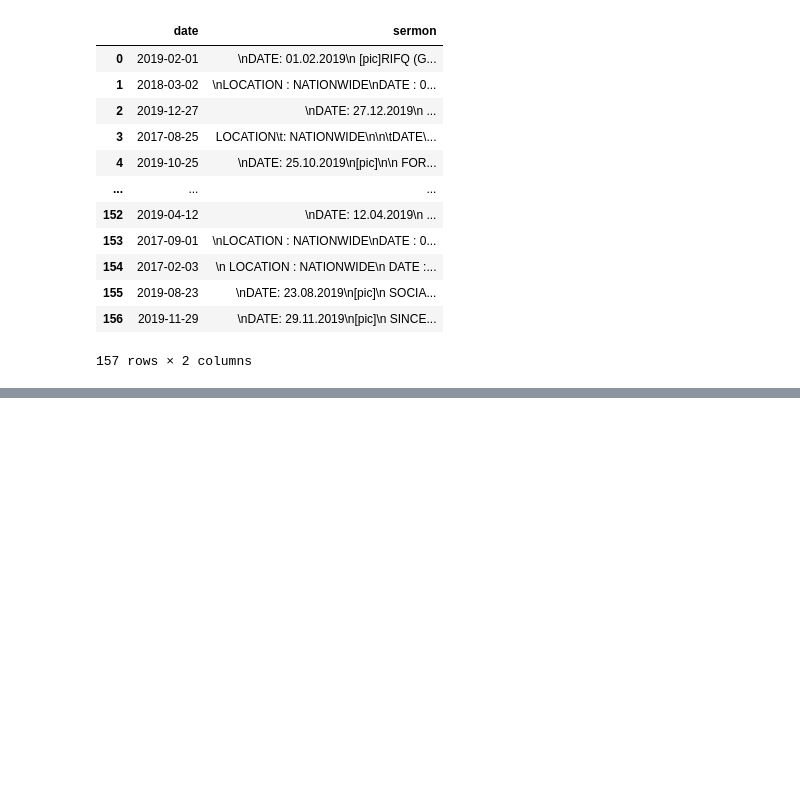
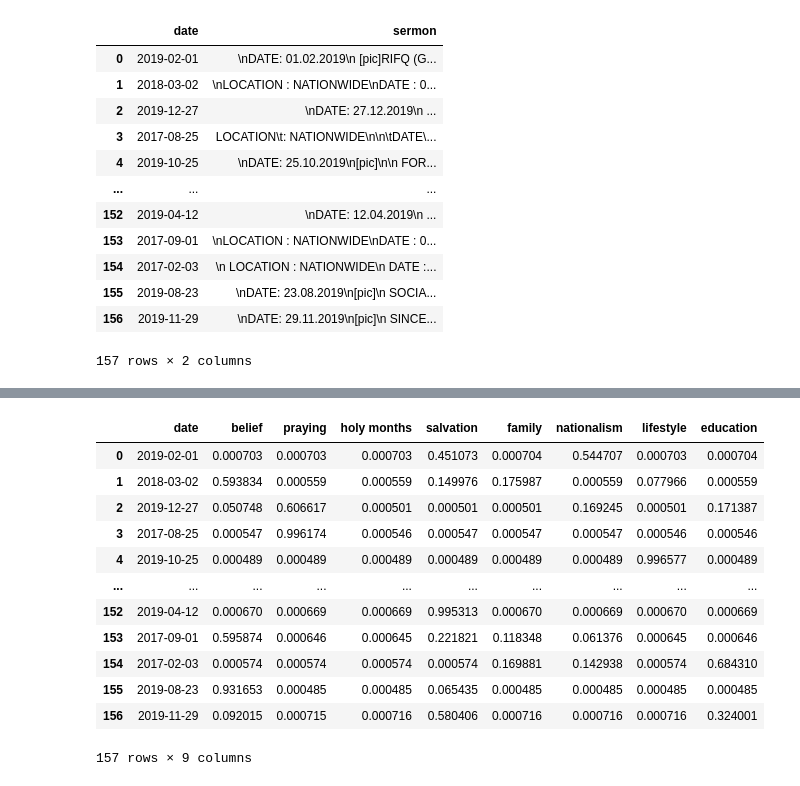
Before and after one commit to ihsankahveci/friday_sermons, a Jupyter notebook: sermon_scraper/TopicModelling.ipynb, the cells around one changed output, grey strips where cells are left out. Drawn from its saved outputs; the diff is of its cells as text; code cells hidden in the pictures; blank space fills up the shorter version.

```diff
--- a/sermon_scraper/TopicModelling.ipynb
+++ b/sermon_scraper/TopicModelling.ipynb
@@ -334,0 +426,20 @@ pd.DataFrame(topics_for_docs).transpose()
+# %%
+topics_df = pd.DataFrame(topics_for_docs).transpose()
+topics_df.columns = ['belief', 'praying', 'holy months', 'salvation','family','nationalism' ,'lifestyle','education']
+topics_df.insert(0, 'date', documents.date)
+topics_df.date = pd.to_datetime(topics_df.date)
+topics_df
+# %% [output]
+|  | date | belief | praying | holy months | salvation | family | nationalism | lifestyle | education |
+| 0 | 2019-02-01 | 0.000703 | 0.000703 | 0.000703 | 0.451073 | 0.000704 | 0.544707 | 0.000703 | 0.000704 |
+| 1 | 2018-03-02 | 0.593834 | 0.000559 | 0.000559 | 0.149976 | 0.175987 | 0.000559 | 0.077966 | 0.000559 |
+| 2 | 2019-12-27 | 0.050748 | 0.606617 | 0.000501 | 0.000501 | 0.000501 | 0.169245 | 0.000501 | 0.171387 |
+| 3 | 2017-08-25 | 0.000547 | 0.996174 | 0.000546 | 0.000547 | 0.000547 | 0.000547 | 0.000546 | 0.000546 |
+| 4 | 2019-10-25 | 0.000489 | 0.000489 | 0.000489 | 0.000489 | 0.000489 | 0.000489 | 0.996577 | 0.000489 |
+| ... | ... | ... | ... | ... | ... | ... | ... | ... | ... |
+| 152 | 2019-04-12 | 0.000670 | 0.000669 | 0.000669 | 0.995313 | 0.000670 | 0.000669 | 0.000670 | 0.000669 |
+| 153 | 2017-09-01 | 0.595874 | 0.000646 | 0.000645 | 0.221821 | 0.118348 | 0.061376 | 0.000645 | 0.000646 |
+| 154 | 2017-02-03 | 0.000574 | 0.000574 | 0.000574 | 0.000574 | 0.169881 | 0.142938 | 0.000574 | 0.684310 |
+| 155 | 2019-08-23 | 0.931653 | 0.000485 | 0.000485 | 0.065435 | 0.000485 | 0.000485 | 0.000485 | 0.000485 |
+| 156 | 2019-11-29 | 0.092015 | 0.000715 | 0.000716 | 0.580406 | 0.000716 | 0.000716 | 0.000716 | 0.324001 |
+157 rows × 9 columns
```
Also changed, not shown: parts of 51 cells of this notebook, 12 other files.
